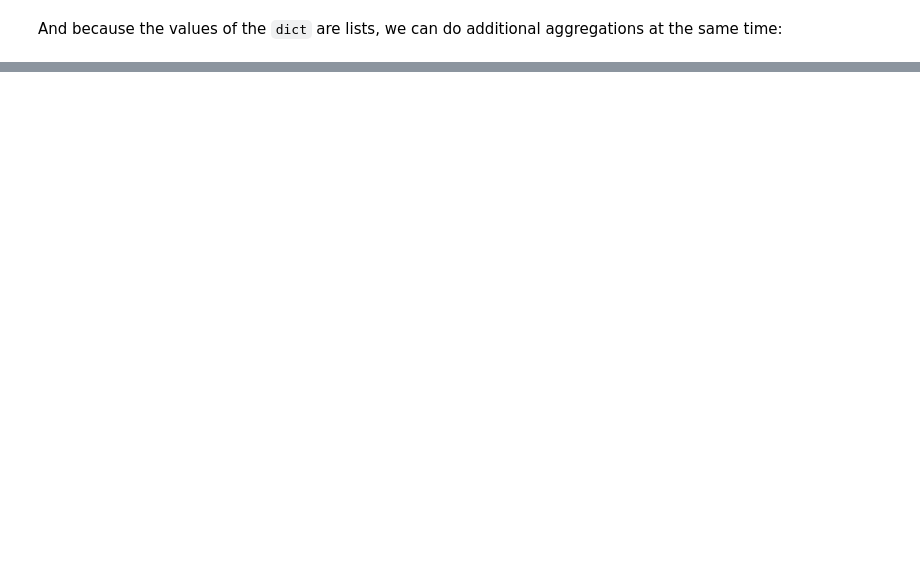
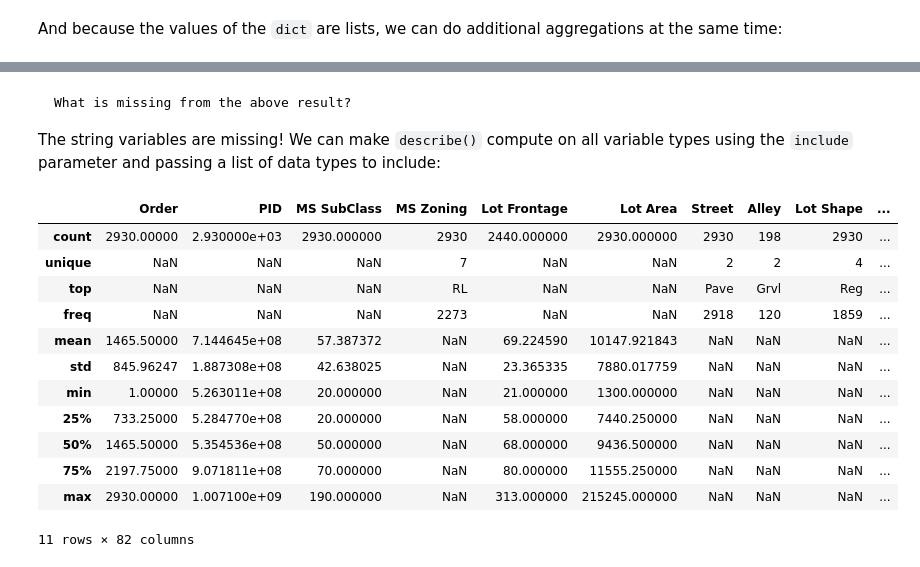
Before and after one commit to bradleyboehmke/uc-bana-6043, a Jupyter notebook: book/03-module/lesson-3c.ipynb, the cells around one changed output, grey strips where cells are left out. Cells and saved outputs as stored; diff of their text form; code cells hidden in the pictures; blank space fills up the shorter version.

````diff
--- a/book/03-module/lesson-3c.ipynb
+++ b/book/03-module/lesson-3c.ipynb
@@ -344,0 +257,22 @@ Are there any questions before we move on?
+# %% [markdown]
+```{warning}
+What is missing from the above result?
+```
+
+The string variables are missing! We can make `describe()` compute on all variable types using the `include` parameter and passing a list of data types to include:
+# %%
+ames.describe(include = ['int', 'float', 'object'])
+# %% [output]
+|  | Order | PID | MS SubClass | MS Zoning | Lot Frontage | Lot Area | Street | Alley | Lot Shape | ... |
+| count | 2930.00000 | 2.930000e+03 | 2930.000000 | 2930 | 2440.000000 | 2930.000000 | 2930 | 198 | 2930 | ... |
+| unique | NaN | NaN | NaN | 7 | NaN | NaN | 2 | 2 | 4 | ... |
+| top | NaN | NaN | NaN | RL | NaN | NaN | Pave | Grvl | Reg | ... |
+| freq | NaN | NaN | NaN | 2273 | NaN | NaN | 2918 | 120 | 1859 | ... |
+| mean | 1465.50000 | 7.144645e+08 | 57.387372 | NaN | 69.224590 | 10147.921843 | NaN | NaN | NaN | ... |
+| std | 845.96247 | 1.887308e+08 | 42.638025 | NaN | 23.365335 | 7880.017759 | NaN | NaN | NaN | ... |
+| min | 1.00000 | 5.263011e+08 | 20.000000 | NaN | 21.000000 | 1300.000000 | NaN | NaN | NaN | ... |
+| 25% | 733.25000 | 5.284770e+08 | 20.000000 | NaN | 58.000000 | 7440.250000 | NaN | NaN | NaN | ... |
+| 50% | 1465.50000 | 5.354536e+08 | 50.000000 | NaN | 68.000000 | 9436.500000 | NaN | NaN | NaN | ... |
+| 75% | 2197.75000 | 9.071811e+08 | 70.000000 | NaN | 80.000000 | 11555.250000 | NaN | NaN | NaN | ... |
+| max | 2930.00000 | 1.007100e+09 | 190.000000 | NaN | 313.000000 | 215245.000000 | NaN | NaN | NaN | ... |
+11 rows × 82 columns
````
Also changed, not shown: parts of 122 cells of this notebook.
